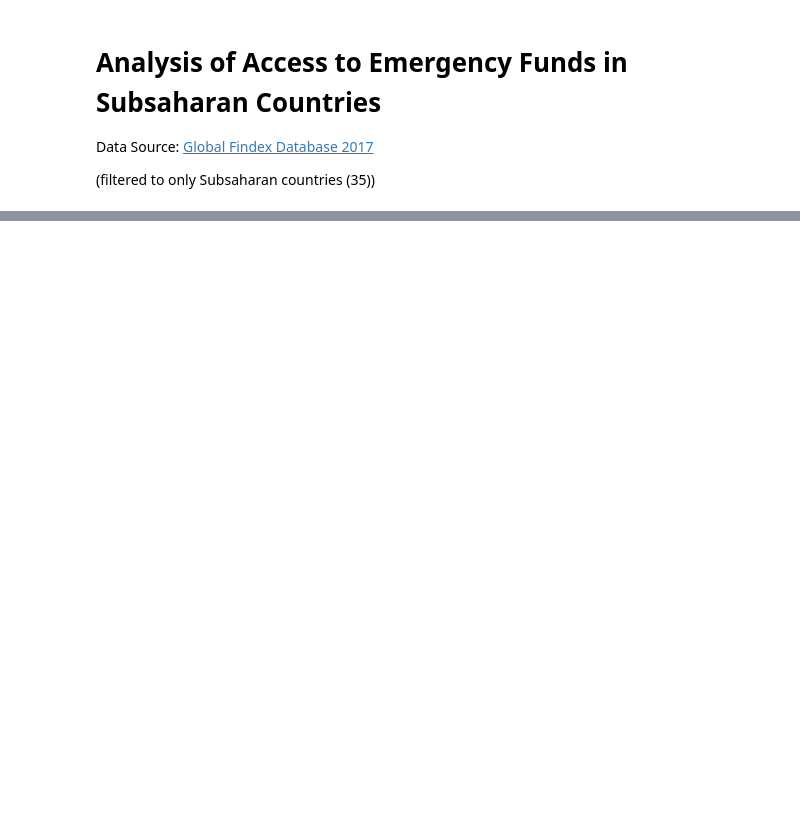
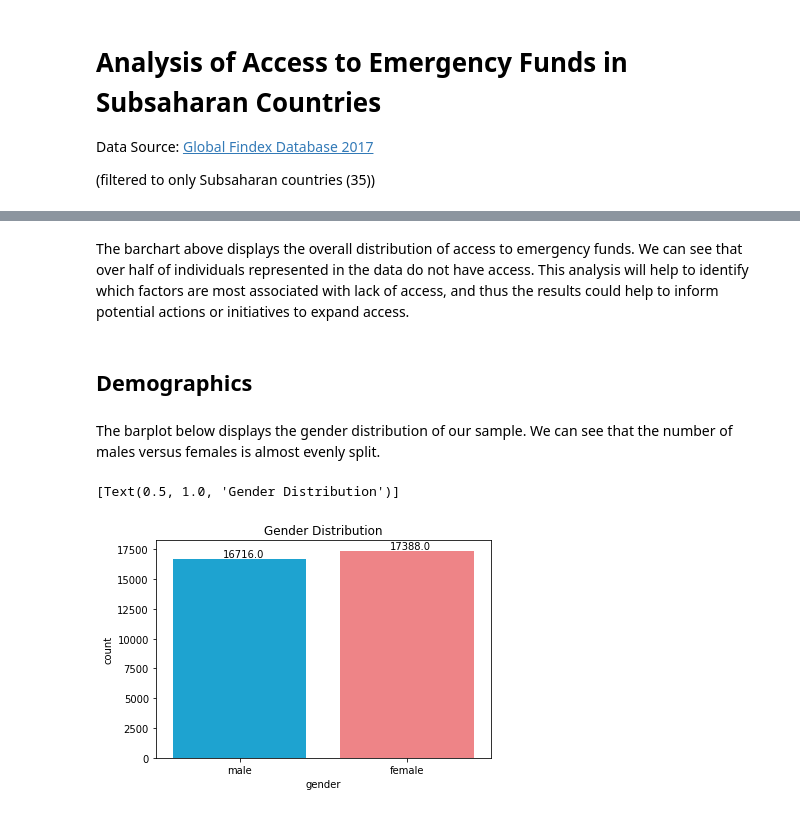
Before and after one commit to sds-capstone/2022-09-proj7-women-at-table, a Jupyter notebook: final_project.ipynb, the cells around one changed output, grey strips where cells are left out. Saved outputs shown, nothing was run; the diff lists cells and outputs as text; code cells hidden in the pictures; blank space fills up the shorter version.

```diff
--- a/final_project.ipynb
+++ b/final_project.ipynb
@@ -40,0 +184,17 @@ representative of the larger set (e.g., geographic coverage)?
+# %% [markdown]
+The barchart above displays the overall distribution of access to emergency funds. We can see that over half of individuals represented in the data do not have access. This analysis will help to identify which factors are most associated with lack of access, and thus the results could help to inform potential actions or initiatives to expand access.
+# %% [markdown]
+## Demographics
+# %% [markdown]
+The barplot below displays the gender distribution of our sample. We can see that the number of males versus females is almost evenly split.
+# %%
+# barplot female versus not
+g = sns.countplot(x = 'gender', data = df2, palette = gender_palette)
+
+for p in g.patches:
+   g.annotate('{:.1f}'.format(p.get_height()), (p.get_x()+ .3, p.get_height()+100))
+
+g.set(title = "Gender Distribution")
+# %% [output]
+[Text(0.5, 1.0, 'Gender Distribution')]
+[figure, added]
```
Also changed, not shown: parts of 51 cells of this notebook.
